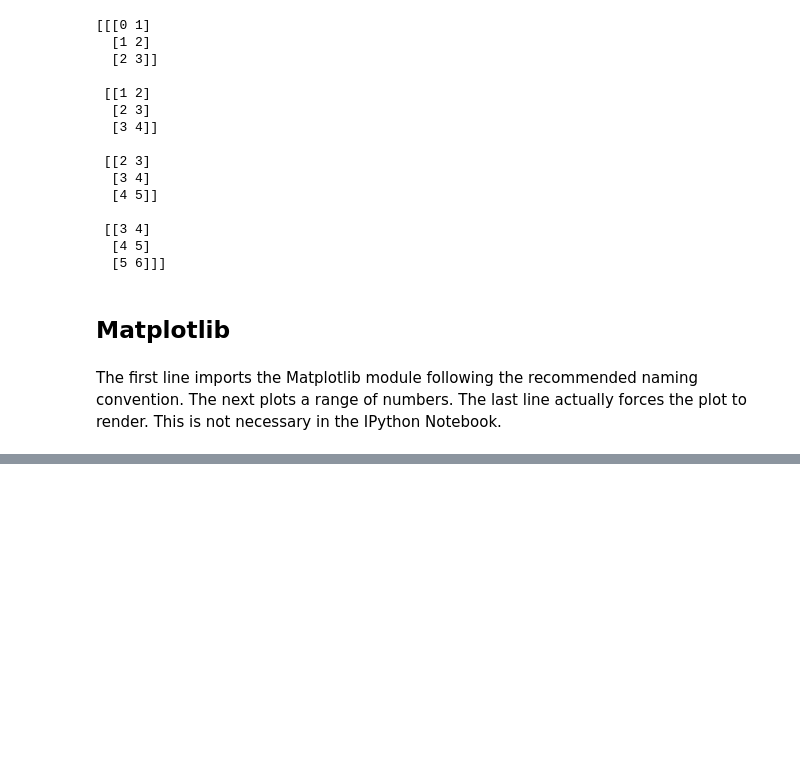
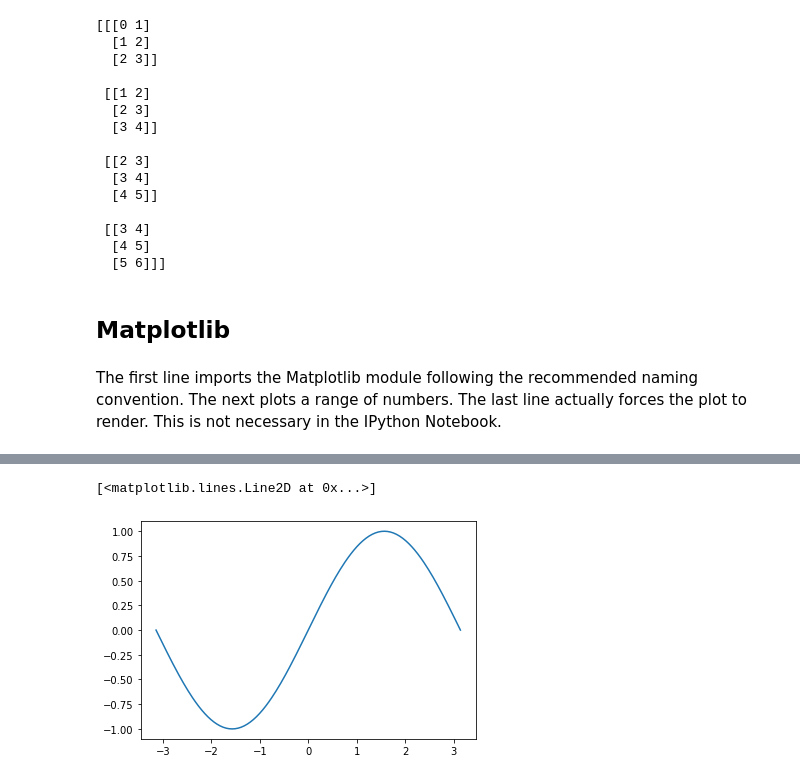
Before and after one commit to bagustris/python-for-signal-processing, a Jupyter notebook: book-version/Chapter_1_Intro.ipynb, the cells around one changed output, grey strips where cells are left out. Saved outputs shown, nothing was run; the diff lists cells and outputs as text; code cells hidden in the pictures; blank space fills up the shorter version.

```diff
--- a/book-version/Chapter_1_Intro.ipynb
+++ b/book-version/Chapter_1_Intro.ipynb
@@ -305,0 +300,6 @@ plt.show() # unnecessary in IPython (discussed later)
+# %%
+z = np.linspace(-np.pi, np.pi, 201)      # create 201 points between -pi to pi
+plt.plot(z, np.sin(z))
+# %% [output]
+[<matplotlib.lines.Line2D at 0x...>]
+[figure, added]
```
Also changed, not shown: parts of 15 cells of this notebook, 1 other file.
